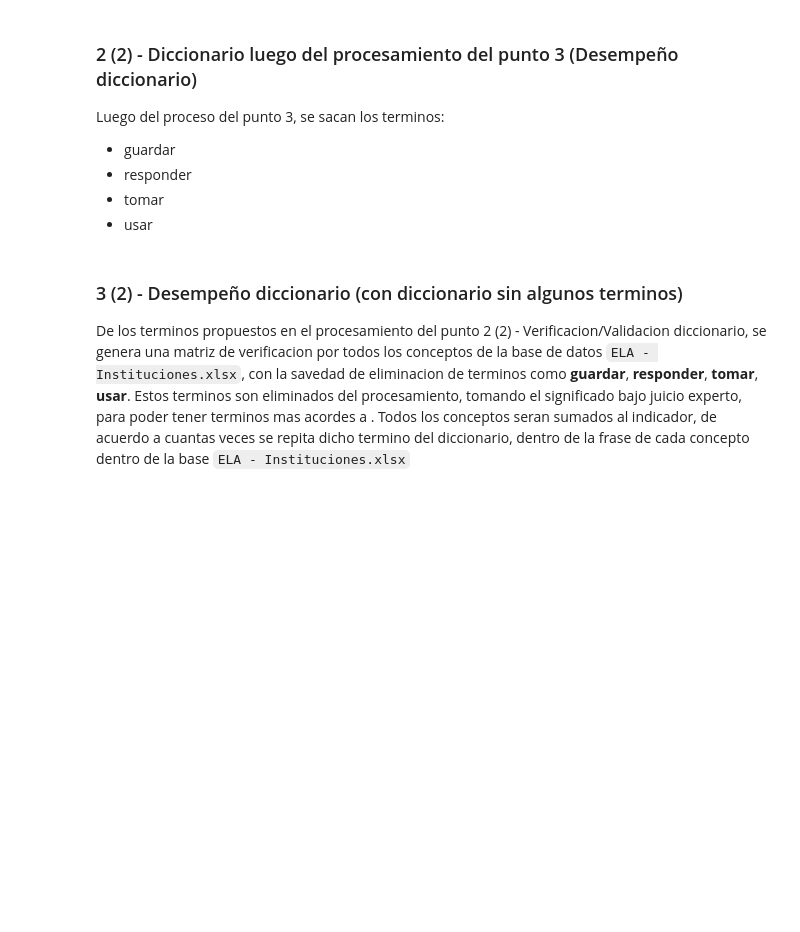
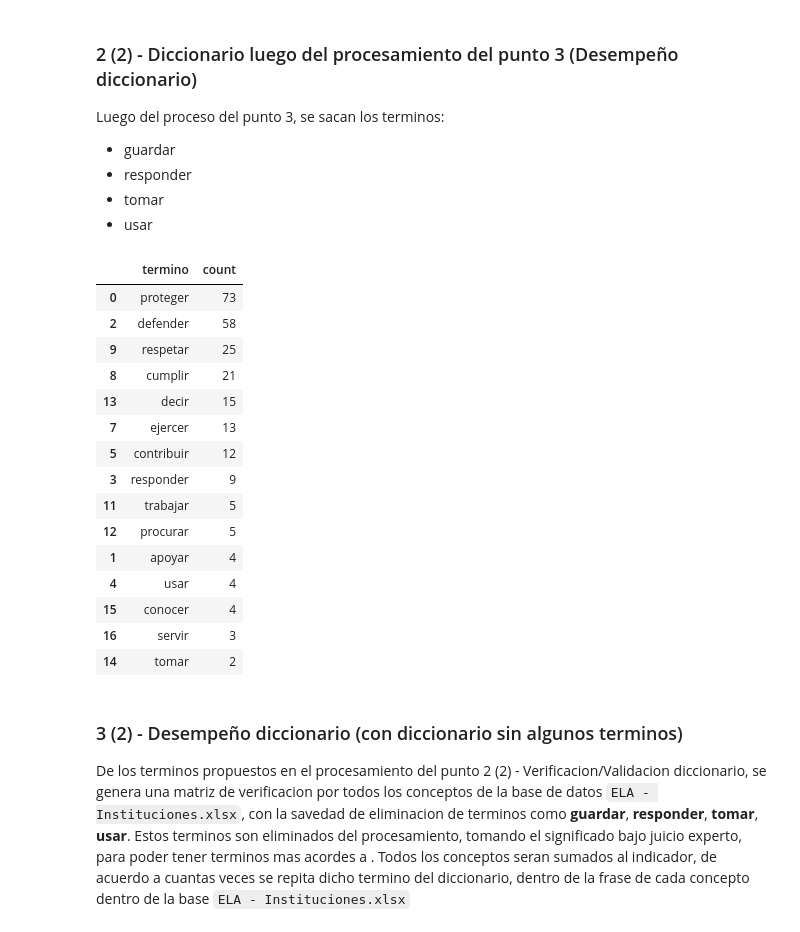
Before and after one commit to napb/PLN_Final, a Jupyter notebook: Tarea3.ipynb, the cells around one changed output. Saved outputs shown, nothing was run; the diff lists cells and outputs as text; code cells hidden in the pictures; blank space fills up the shorter version.

```diff
--- a/Tarea3.ipynb
+++ b/Tarea3.ipynb
@@ -191,12 +206,30 @@ Luego del proceso del punto 3, se sacan los terminos:
 - tomar
 - usar
 # %%
-df_concept_ffaa_ = df_concept_ffaa.drop(df_concept_ffaa[df_concept_ffaa["termino"] == "vivir"].index)
-df_concept_ffaa_ = df_concept_ffaa.drop(df_concept_ffaa[df_concept_ffaa["termino"] == "educar"].index)
-df_concept_ffaa_ = df_concept_ffaa.drop(df_concept_ffaa[df_concept_ffaa["termino"] == "guardar"].index)
-df_concept_ffaa_ = df_concept_ffaa.drop(df_concept_ffaa[df_concept_ffaa["termino"] == "conservar"].index)
+df_concept_ffaa_ = df_concept_ffaa
+df_concept_ffaa_ = df_concept_ffaa_.drop(df_concept_ffaa_[df_concept_ffaa_["termino"] == "vivir"].index)
+df_concept_ffaa_ = df_concept_ffaa_.drop(df_concept_ffaa_[df_concept_ffaa_["termino"] == "educar"].index)
+df_concept_ffaa_ = df_concept_ffaa_.drop(df_concept_ffaa_[df_concept_ffaa_["termino"] == "guardar"].index)
+df_concept_ffaa_ = df_concept_ffaa_.drop(df_concept_ffaa_[df_concept_ffaa_["termino"] == "conservar"].index)
 
 df_concept_ffaa_.sort_values(by = ["count"], ascending = False)
+# %% [output]
+|  | termino | count |
+| 0 | proteger | 73 |
+| 2 | defender | 58 |
+| 9 | respetar | 25 |
+| 8 | cumplir | 21 |
+| 13 | decir | 15 |
+| 7 | ejercer | 13 |
+| 5 | contribuir | 12 |
+| 3 | responder | 9 |
+| 11 | trabajar | 5 |
+| 12 | procurar | 5 |
+| 1 | apoyar | 4 |
+| 4 | usar | 4 |
+| 15 | conocer | 4 |
+| 16 | servir | 3 |
+| 14 | tomar | 2 |
 # %% [markdown]
 ### 3 (2) - Desempeño diccionario (con diccionario sin algunos terminos)
 
```
Also changed, not shown: parts of 5 cells of this notebook.
